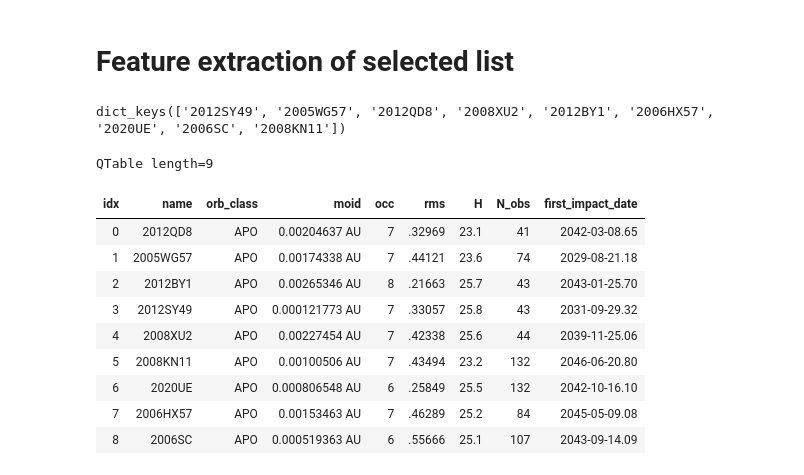
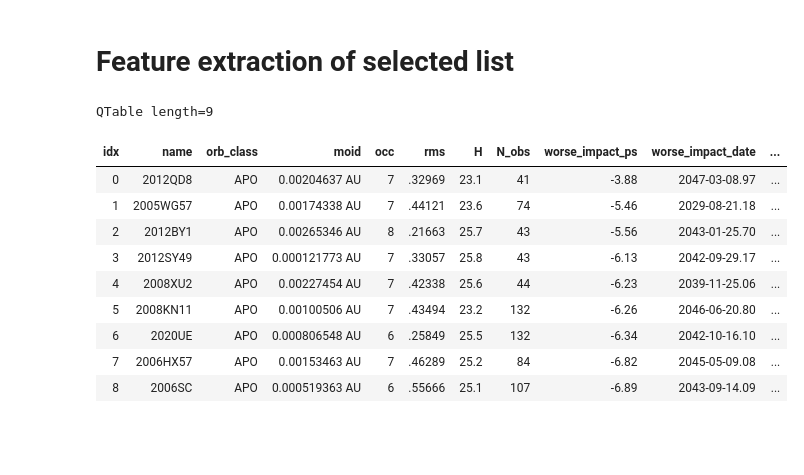
Before and after one commit to enricobassissi/SMAD, a Jupyter notebook: Mission Analysis/NEO_API/database_extraction_and_selection.ipynb, the cells around one changed output. Saved outputs shown, nothing was run; the diff lists cells and outputs as text; code cells hidden in the pictures; blank space fills up the shorter version.

Commit message:
added date mgmt

```diff
--- a/Mission Analysis/NEO_API/database_extraction_and_selection.ipynb
+++ b/Mission Analysis/NEO_API/database_extraction_and_selection.ipynb
@@ -446,12 +378,8 @@ refined_selected_MD.keys()
 # %%
 asteroids = ['2012QD8','2005WG57','2012BY1','2012SY49','2008XU2','2008KN11','2020UE','2006HX57','2006SC']
 dict_risk_list=get_dict(asteroids)
-# %%
-dict_risk_list[asteroids[0]]
-# %% [output]
-dict_keys(['2012SY49', '2005WG57', '2012QD8', '2008XU2', '2012BY1', '2006HX57', '2020UE', '2006SC', '2008KN11'])
 # %%
-orb_class=[]; moid=[]; occ=[]; rms=[]; H=[]; N_obs=[]; first_impact_date=[];
+orb_class=[]; moid=[]; occ=[]; rms=[]; H=[]; N_obs=[]; worse_impact_ps=[]; worse_impact_date=[]; worse_impact_sigma_lov=[];
 idx = 0
 for el in dict_risk_list:
     dict_risk_list
@@ -461,23 +389,42 @@ for el in dict_risk_list:
     rms.insert(idx, dict_risk_list[asteroids[idx]]['rms'])
     H.insert(idx, dict_risk_list[asteroids[idx]]['H'])
     N_obs.insert(idx, dict_risk_list[asteroids[idx]]['N_obs'])
-    first_impact_date.insert(idx, dict_risk_list[asteroids[idx]]['impacts']['0']['date'])
-    idx += 1
+    worse_impact_ps_lim = -999
+    worse_impact_ps.insert(idx, worse_impact_ps_lim)
+    worse_impact_date_lim = '2048-01-01'
+    worse_impact_date.insert(idx, worse_impact_ps_lim)
+    # Sigma LOV is a measure of how well the impacting orbit fits the available observations.
+    # It is equal to zero for the best-fitting (nominal) orbit while orbits with values between -3 and +3 (“3-sigma”)
+    # comprise about 99% of the virtual asteroid swarm
+    worse_impact_sigma_lov_lim = -33
+    worse_impact_sigma_lov.insert(idx, worse_impact_sigma_lov_lim)
+    for i in range(len(dict_risk_list[asteroids[idx]]['impacts'])):
+        if (dict_risk_list[asteroids[idx]]['impacts'][str(i)]['ps'] > worse_impact_ps_lim and dict_risk_list[asteroids[idx]]['impacts'][str(i)]['date'] < worse_impact_date_lim):
+            worse_impact_ps.pop(idx)
+            worse_impact_ps.insert(idx, dict_risk_list[asteroids[idx]]['impacts'][str(i)]['ps'])
+            worse_impact_date.pop(idx)
+            worse_impact_date.insert(idx, dict_risk_list[asteroids[idx]]['impacts'][str(i)]['date'])
+            worse_impact_sigma_lov.pop(idx)
+            worse_impact_sigma_lov.insert(idx, dict_risk_list[asteroids[idx]]['impacts'][str(i)]['sigma_lov'])
+
+            worse_impact_ps_lim = dict_risk_list[asteroids[idx]]['impacts'][str(i)]['ps']
+
+    idx = idx + 1
 # %%
-t = QTable([asteroids, orb_class, moid, occ, rms, H, N_obs, first_impact_date],
-           names=('name', 'orb_class', 'moid', 'occ', 'rms', 'H', 'N_obs', 'first_impact_date'),
-           meta={'name': 'data table'})
+t = QTable([asteroids,orb_class,moid,occ,rms,H,N_obs,worse_impact_ps,worse_impact_date,worse_impact_sigma_lov],
+           names=('name','orb_class','moid','occ','rms','H','N_obs','worse_impact_ps','worse_impact_date','worse_impact_sigma_lov'),
+           meta={'name': 'data table'});
 
 t.show_in_notebook()
 # %% [output]
 QTable length=9
-| idx | name | orb_class | moid | occ | rms | H | N_obs | first_impact_date |
-| 0 | 2012QD8 | APO | 0.00204637 AU | 7 | .32969 | 23.1 | 41 | 2042-03-08.65 |
-| 1 | 2005WG57 | APO | 0.00174338 AU | 7 | .44121 | 23.6 | 74 | 2029-08-21.18 |
-| 2 | 2012BY1 | APO | 0.00265346 AU | 8 | .21663 | 25.7 | 43 | 2043-01-25.70 |
-| 3 | 2012SY49 | APO | 0.000121773 AU | 7 | .33057 | 25.8 | 43 | 2031-09-29.32 |
-| 4 | 2008XU2 | APO | 0.00227454 AU | 7 | .42338 | 25.6 | 44 | 2039-11-25.06 |
-| 5 | 2008KN11 | APO | 0.00100506 AU | 7 | .43494 | 23.2 | 132 | 2046-06-20.80 |
-| 6 | 2020UE | APO | 0.000806548 AU | 6 | .25849 | 25.5 | 132 | 2042-10-16.10 |
-| 7 | 2006HX57 | APO | 0.00153463 AU | 7 | .46289 | 25.2 | 84 | 2045-05-09.08 |
-| 8 | 2006SC | APO | 0.000519363 AU | 6 | .55666 | 25.1 | 107 | 2043-09-14.09 |
+| idx | name | orb_class | moid | occ | rms | H | N_obs | worse_impact_ps | worse_impact_date | ... |
+| 0 | 2012QD8 | APO | 0.00204637 AU | 7 | .32969 | 23.1 | 41 | -3.88 | 2047-03-08.97 | ... |
+| 1 | 2005WG57 | APO | 0.00174338 AU | 7 | .44121 | 23.6 | 74 | -5.46 | 2029-08-21.18 | ... |
+| 2 | 2012BY1 | APO | 0.00265346 AU | 8 | .21663 | 25.7 | 43 | -5.56 | 2043-01-25.70 | ... |
+| 3 | 2012SY49 | APO | 0.000121773 AU | 7 | .33057 | 25.8 | 43 | -6.13 | 2042-09-29.17 | ... |
+| 4 | 2008XU2 | APO | 0.00227454 AU | 7 | .42338 | 25.6 | 44 | -6.23 | 2039-11-25.06 | ... |
+| 5 | 2008KN11 | APO | 0.00100506 AU | 7 | .43494 | 23.2 | 132 | -6.26 | 2046-06-20.80 | ... |
+| 6 | 2020UE | APO | 0.000806548 AU | 6 | .25849 | 25.5 | 132 | -6.34 | 2042-10-16.10 | ... |
+| 7 | 2006HX57 | APO | 0.00153463 AU | 7 | .46289 | 25.2 | 84 | -6.82 | 2045-05-09.08 | ... |
+| 8 | 2006SC | APO | 0.000519363 AU | 6 | .55666 | 25.1 | 107 | -6.89 | 2043-09-14.09 | ... |
```
Also changed, not shown: parts of 9 cells of this notebook, 2 other files.
